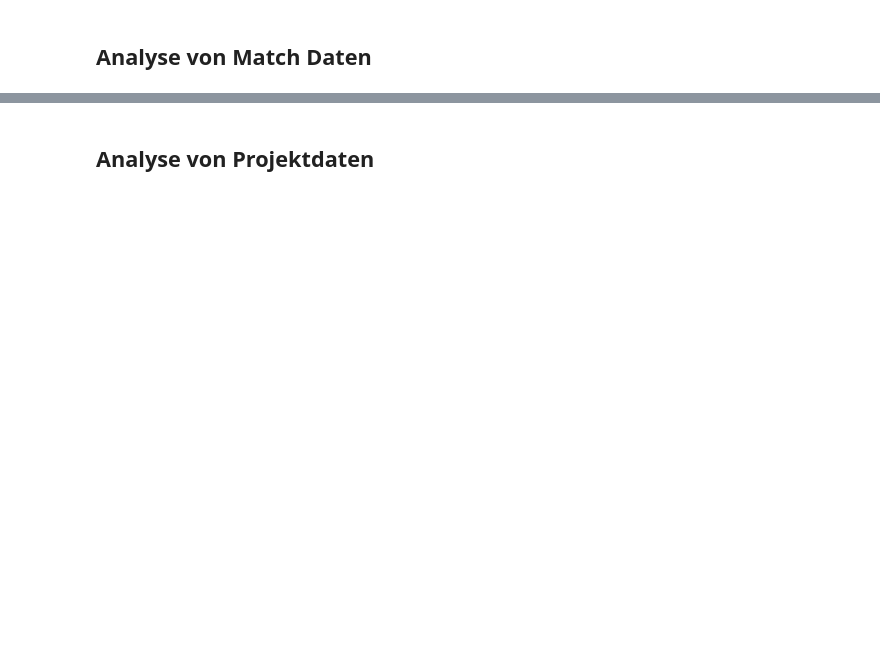
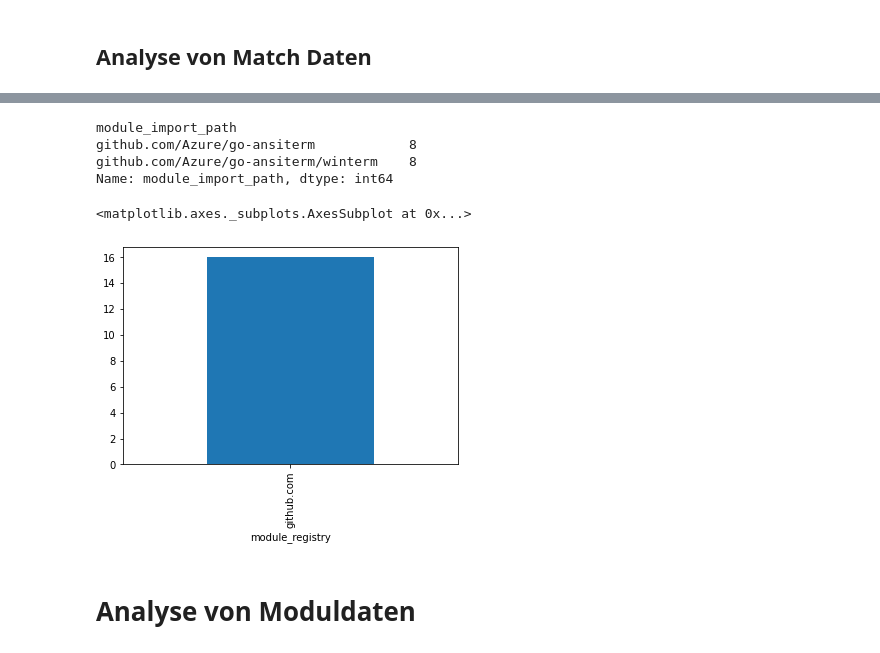
Before and after one commit to jlauinger/master-of-science, a Jupyter notebook: code/data-survey/analysis/data-exploration.ipynb, the cells around one changed output, grey strips where cells are left out. Drawn from its saved outputs; the diff is of its cells as text; code cells hidden in the pictures; blank space fills up the shorter version.

Commit message:
add some data analysis to the notebook

```diff
--- a/code/data-survey/analysis/data-exploration.ipynb
+++ b/code/data-survey/analysis/data-exploration.ipynb
@@ -75,0 +34,2 @@ func setgroups(ngid int, gid *_Gid_t) (err error) {
+# %%
+matches_df = pd.read_csv('/home/johannes/studium/s14/masterarbeit/code/data-survey/data/unsafe_matches.csv')
@@ -76,3 +92,23 @@ func setgroups(ngid int, gid *_Gid_t) (err error) {
+# %%
+# Number of matches per module
+
+matches_df[matches_df['match_type']=='unsafe.Pointer']\
+    .groupby(['module_import_path'])['module_import_path']\
+    .count()
+# %% [output]
+module_import_path
+github.com/Azure/go-ansiterm            8
+github.com/Azure/go-ansiterm/winterm    8
+Name: module_import_path, dtype: int64
+# %%
+# Number of matches per registry
+
+matches_df[matches_df['match_type']=='unsafe.Pointer']\
+    .groupby(['module_registry'])['module_registry']\
+    .count().plot(kind='bar')
+# %% [output]
+<matplotlib.axes._subplots.AxesSubplot at 0x...>
+[figure, added]
 # %% [markdown]
-## Analyse von Projektdaten
+# Analyse von Moduldaten
 # %%
```
Also changed, not shown: parts of 14 cells of this notebook.
